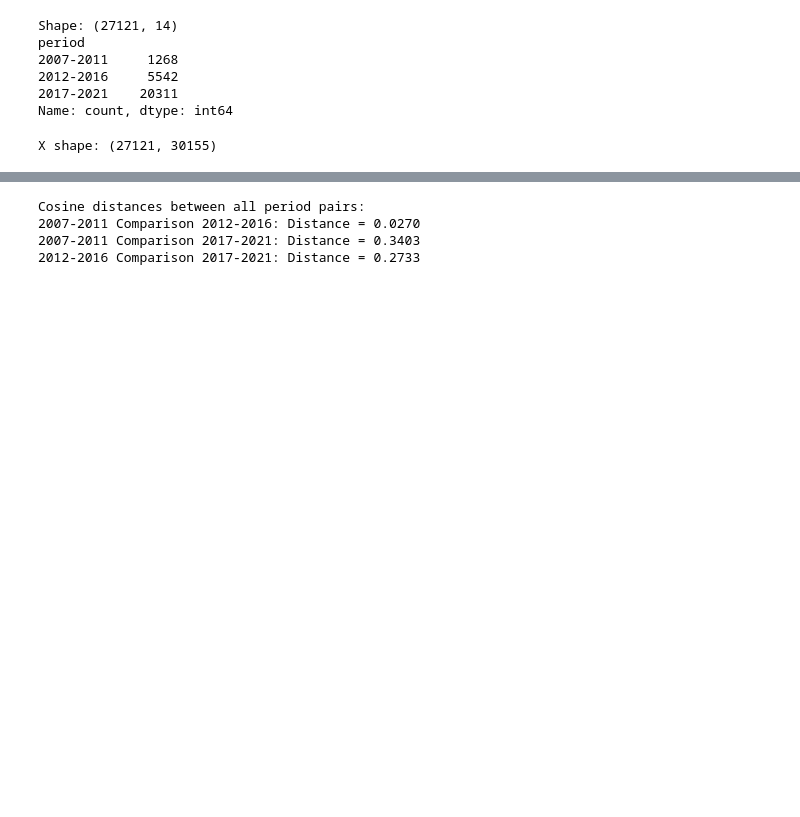
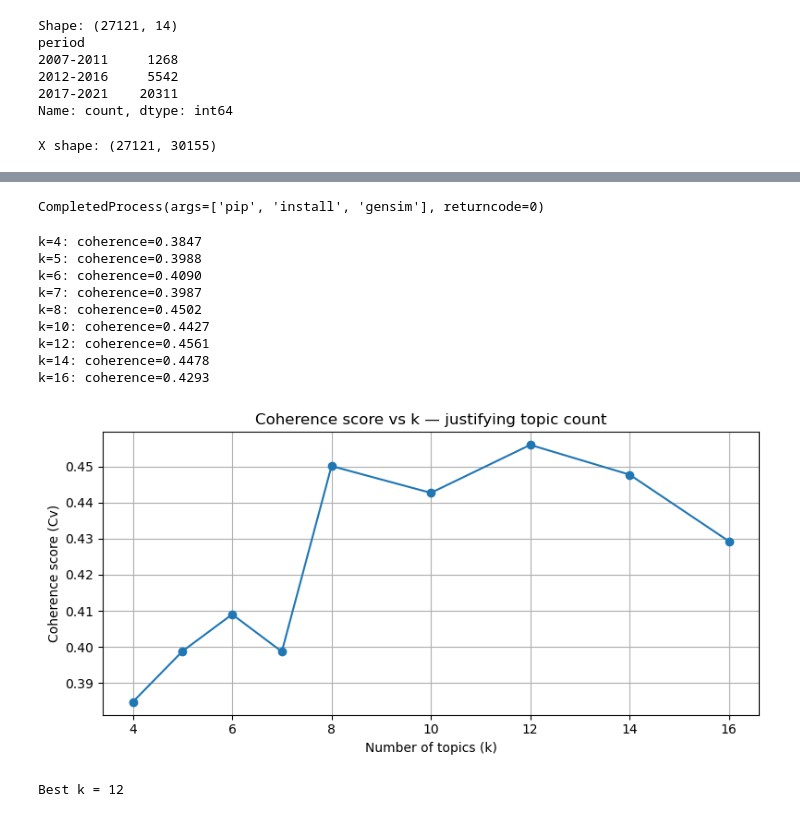
Before and after one commit to rohan-crypto/Text_Analytics_Team33_Task3, a Jupyter notebook: LDA_modeling.ipynb, the cells around one changed output, grey strips where cells are left out. Drawn from its saved outputs; the diff is of its cells as text; code cells hidden in the pictures; blank space fills up the shorter version.

```diff
--- a/LDA_modeling.ipynb
+++ b/LDA_modeling.ipynb
@@ -591,23 +493,53 @@ ARI (seed 42 vs 123): 0.207
-# %%
-import numpy as np
-from sklearn.metrics.pairwise import cosine_distances
-
-# 每个 period 的中心向量
-centroids = np.array([
-    doc_topic[df["period"] == p].mean(axis=0)
-    for p in period_order
-])
-
-print("Cosine distances between all period pairs:")
-for i in range(len(period_order)):
-    for j in range(i + 1, len(period_order)):
-        d = cosine_distances(
-            centroids[i].reshape(1, -1),
-            centroids[j].reshape(1, -1)
-        )[0][0]
-        print(f"{period_order[i]} Comparison {period_order[j]}: Distance = {d:.4f}")
-# %% [output]
-Cosine distances between all period pairs:
-2007-2011 Comparison 2012-2016: Distance = 0.0270
-2007-2011 Comparison 2017-2021: Distance = 0.3403
-2012-2016 Comparison 2017-2021: Distance = 0.2733
+# %%
+import subprocess
+subprocess.run(["pip", "install", "gensim"], check=True)
+# %% [output]
+CompletedProcess(args=['pip', 'install', 'gensim'], returncode=0)
+# %%
+import gensim
+import gensim.corpora as corpora
+from gensim.models import CoherenceModel
+
+tokenised = [text.split() for text in df["cleaned_abstract"].fillna("")]
+dictionary = corpora.Dictionary(tokenised)
+corpus_gensim = [dictionary.doc2bow(doc) for doc in tokenised]
+#指定有几个topic，评估使用不同个主题后的质量
+k_values = [4, 5, 6, 7, 8, 10, 12, 14, 16]
+coherence_scores = []
+
+for k in k_values:
+    lda_g = gensim.models.LdaModel(
+        corpus=corpus_gensim, id2word=dictionary,
+        num_topics=k, random_state=42, passes=5
+    )
+    cm = CoherenceModel(model=lda_g, texts=tokenised,
+                        dictionary=dictionary, coherence="c_v")
+    score = cm.get_coherence()
+    coherence_scores.append(score)
+    print(f"k={k}: coherence={score:.4f}")
+
+plt.figure(figsize=(8, 4))
+plt.plot(k_values, coherence_scores, marker="o")
+plt.xlabel("Number of topics (k)")
+plt.ylabel("Coherence score (Cv)")
+plt.title("Coherence score vs k — justifying topic count")
+plt.grid(True)
+plt.tight_layout()
+plt.show()
+
+best_k = k_values[coherence_scores.index(max(coherence_scores))]
+print(f"\nBest k = {best_k}")
+
+#结果得出K=12是峰值，目前最适合的topic数。##后续可以再增加一些topic来确定是否是真峰值。
+# %% [output]
+k=4: coherence=0.3847
+k=5: coherence=0.3988
+k=6: coherence=0.4090
+k=7: coherence=0.3987
+k=8: coherence=0.4502
+k=10: coherence=0.4427
+k=12: coherence=0.4561
+k=14: coherence=0.4478
+k=16: coherence=0.4293
+[figure, added]
+Best k = 12
```
Also changed, not shown: parts of 30 cells of this notebook, 3 other files.
